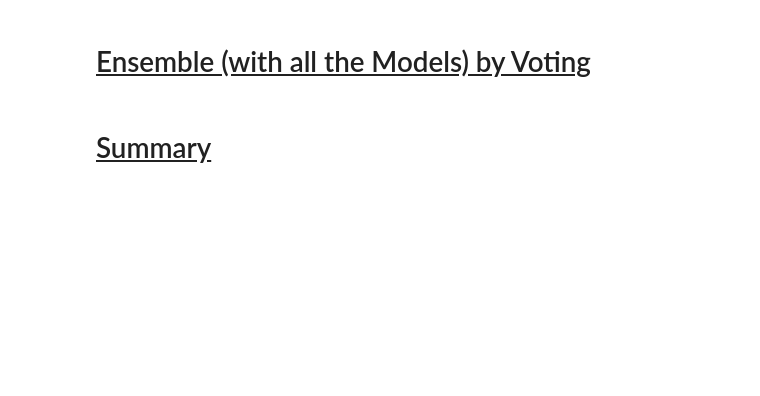
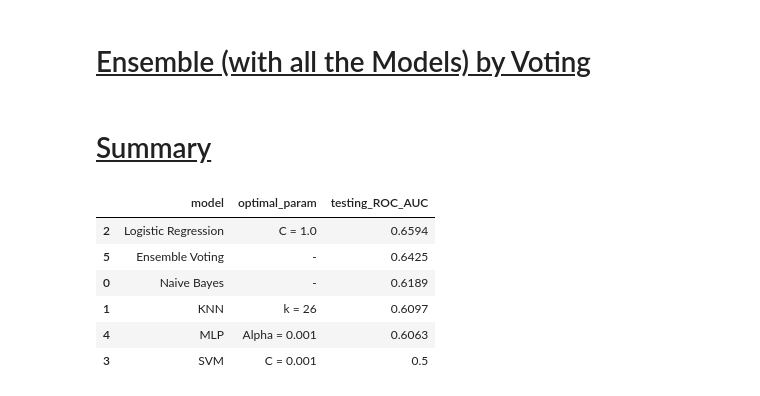
Before and after one commit to ibodumas/gscv-ensemble-voting, a Jupyter notebook: models.ipynb, the cells around one changed output. Saved outputs shown, nothing was run; the diff lists cells and outputs as text; code cells hidden in the pictures; blank space fills up the shorter version.

```diff
--- a/jupy_note/models.ipynb
+++ b/models.ipynb
@@ -225,6 +254,6 @@ print("C = {}".format(*lg_regr.best_params_.values()))
 ### (3c) Testing
 # %%
 lg_regr_y_pred = lg_regr.predict(x_test)
-lg_regr_accuracy = round(metrics.accuracy_score(y_test, lg_regr_y_pred), 4)
-model_eval_df.iloc[2, [0, 2]] = ('Logistic Regression', lg_regr_accuracy)
-print("Testing Accuracy = {}".format(lg_regr_accuracy))
+lg_regr_score = round(metrics.roc_auc_score(y_test, lg_regr_y_pred), 4)
+model_eval_df.iloc[2, [0, 2]] = ('Logistic Regression', lg_regr_score)
+print("Testing Score = {}".format(lg_regr_score))
@@ -255,6 +301,6 @@ print("C = {}".format(*svm.best_params_.values()))
 ### (4c) Testing
 # %%
 svm_y_pred = svm.predict(x_test)
-svm_accuracy = round(metrics.accuracy_score(y_test, svm_y_pred), 4)
-model_eval_df.iloc[3, [0, 2]] = ('SVM', svm_accuracy)
-print("Testing Accuracy = {}".format(svm_accuracy))
+svm_score = round(metrics.roc_auc_score(y_test, svm_y_pred), 4)
+model_eval_df.iloc[3, [0, 2]] = ('SVM', svm_score)
+print("Testing Score = {}".format(svm_score))
@@ -285,6 +352,6 @@ print("Alpha = {}".format(*mlp.best_params_.values()))
 ### (5c) Testing
 # %%
 mlp_y_pred = mlp.predict(x_test)
-mlp_accuracy = round(metrics.accuracy_score(y_test, mlp_y_pred), 4)
-model_eval_df.iloc[4, [0, 2]] = ('MLP', mlp_accuracy)
-print("Testing Accuracy = {}".format(mlp_accuracy))
+mlp_score = round(metrics.roc_auc_score(y_test, mlp_y_pred), 4)
+model_eval_df.iloc[4, [0, 2]] = ('MLP', mlp_score)
+print("Testing Score = {}".format(mlp_score))
@@ -310,10 +383,18 @@ voting.fit(x_train, y_train)
 # %%
 voting_y_pred = voting.predict(x_test)
 # %%
-voting_accuracy = round(metrics.accuracy_score(y_test, voting_y_pred), 4)
-model_eval_df.loc[5] = ('Ensemble Voting', '-', voting_accuracy)
-print("Testing Accuracy = {}".format(voting_accuracy))
+voting_score = round(metrics.roc_auc_score(y_test, voting_y_pred), 4)
+model_eval_df.loc[5] = ('Ensemble Voting', '-', voting_score)
+print("Testing Score = {}".format(voting_score))
 # %% [markdown]
 # <u> Summary
 # %%
-model_eval_df.sort_values('testing_Accuracy', ascending=False)
+model_eval_df.sort_values('testing_ROC_AUC', ascending=False)
+# %% [output]
+|  | model | optimal_param | testing_ROC_AUC |
+| 2 | Logistic Regression | C = 1.0 | 0.6594 |
+| 5 | Ensemble Voting | - | 0.6425 |
+| 0 | Naive Bayes | - | 0.6189 |
+| 1 | KNN | k = 26 | 0.6097 |
+| 4 | MLP | Alpha = 0.001 | 0.6063 |
+| 3 | SVM | C = 0.001 | 0.5 |
```
Also changed, not shown: parts of 20 cells of this notebook, 2 other files.
